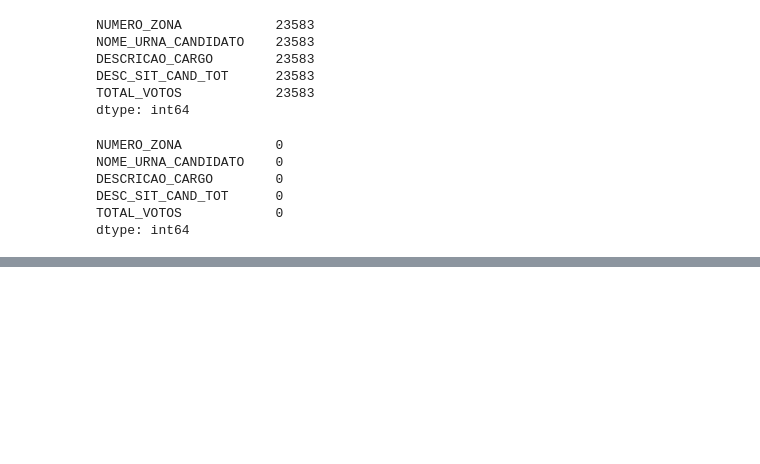
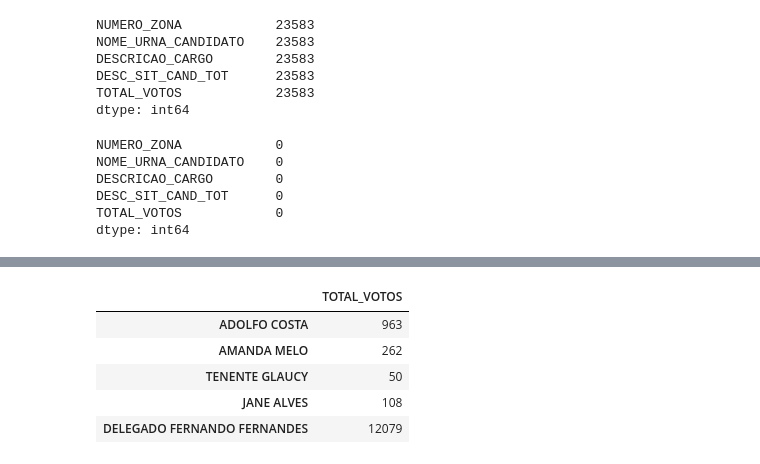
Before and after one commit to 13yurimiguel/analise-dados-eleitorais, a Jupyter notebook: analise_dados_eleitorais.ipynb, the cells around one changed output, grey strips where cells are left out. Saved outputs shown, nothing was run; the diff lists cells and outputs as text; code cells hidden in the pictures; blank space fills up the shorter version.

```diff
--- a/analise_dados_eleitorais.ipynb
+++ b/analise_dados_eleitorais.ipynb
@@ -95,0 +135,10 @@ df_candidato = df_2.groupby('NOME_URNA_CANDIDATO')
+# %%
+# Primeira linhas do DataFrame criado
+votos_por_candidato.head()
+# %% [output]
+|  | TOTAL_VOTOS |
+| ADOLFO COSTA | 963 |
+| AMANDA MELO | 262 |
+| TENENTE GLAUCY | 50 |
+| JANE ALVES | 108 |
+| DELEGADO FERNANDO FERNANDES | 12079 |
```
Also changed, not shown: parts of 17 cells of this notebook.
